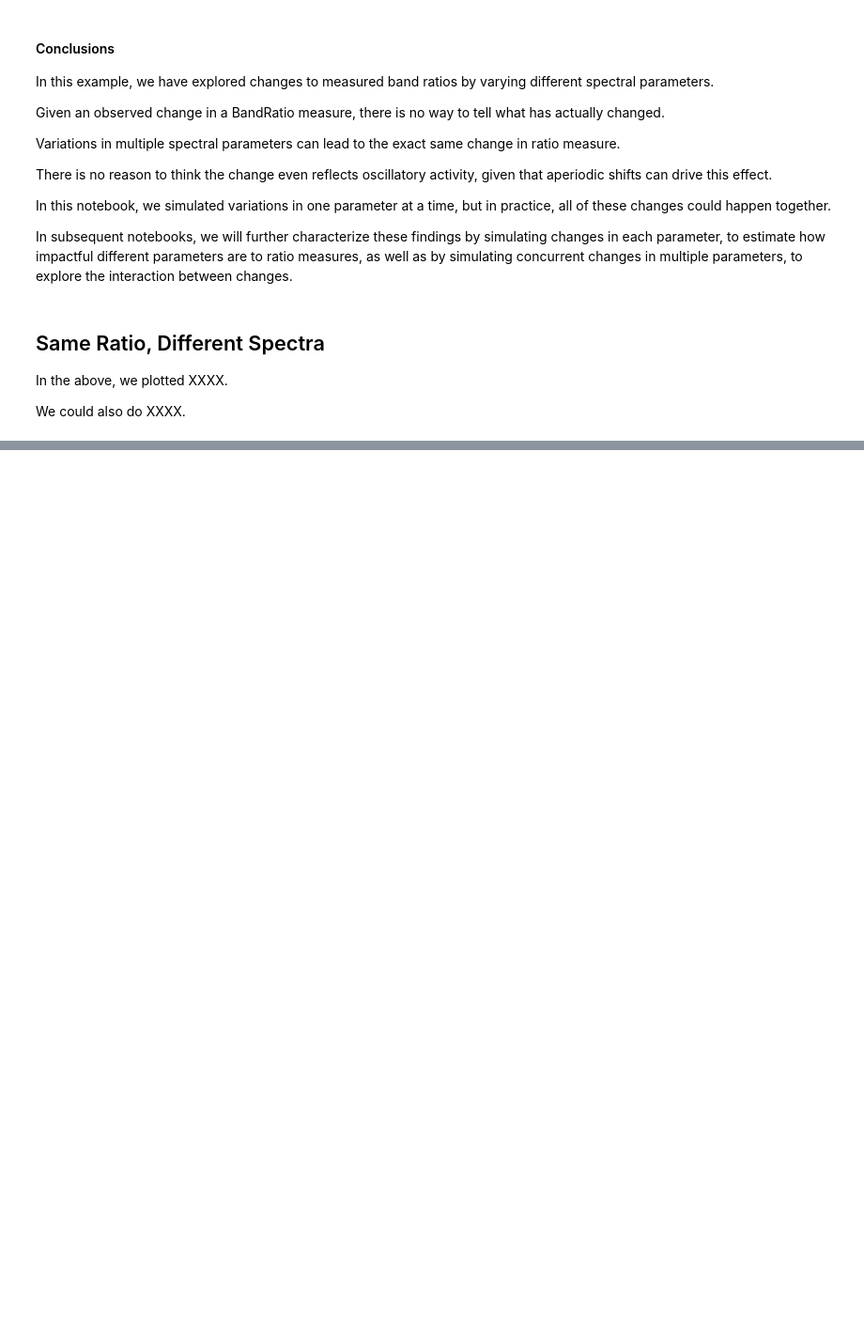
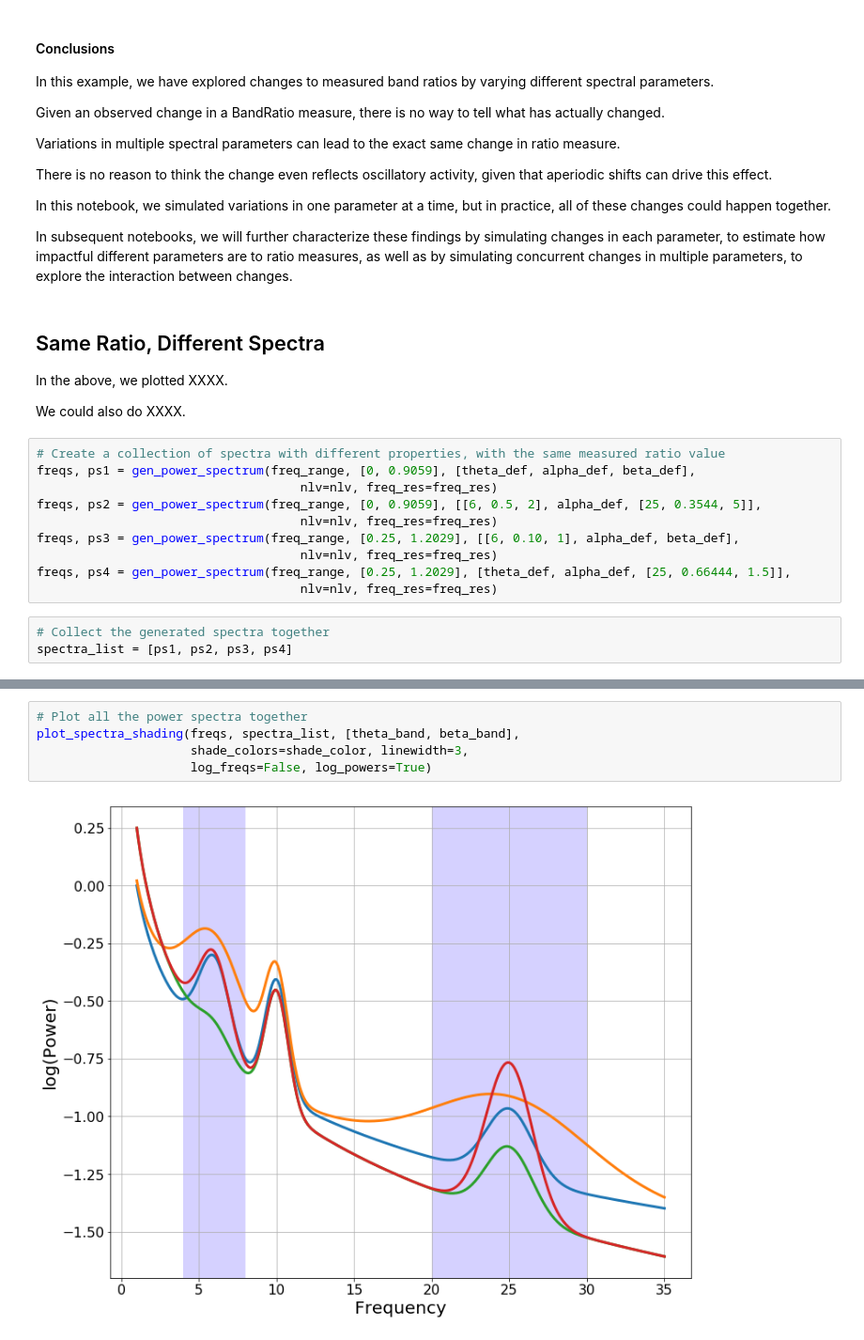
Before and after one commit to voytekresearch/BandRatios, a Jupyter notebook: notebooks/2-BandRatios-Conflations.ipynb, the cells around one changed output, grey strips where cells are left out. Shown at 94% size. Drawn from its saved outputs; the diff is of its cells as text; blank space fills up the shorter version.

Commit message:
Add same ratio diff spectra plot

```diff
--- a/notebooks/2-BandRatios-Conflations.ipynb
+++ b/notebooks/2-BandRatios-Conflations.ipynb
@@ -252,3 +252,16 @@ In subsequent notebooks, we will further characterize these findings by simulati
 In the above, we plotted XXXX.
 
 We could also do XXXX.
+# %%
+# Create a collection of spectra with different properties, with the same measured ratio value
+freqs, ps1 = gen_power_spectrum(freq_range, [0, 0.9059], [theta_def, alpha_def, beta_def],
+                                    nlv=nlv, freq_res=freq_res)
+freqs, ps2 = gen_power_spectrum(freq_range, [0, 0.9059], [[6, 0.5, 2], alpha_def, [25, 0.3544, 5]],
+                                    nlv=nlv, freq_res=freq_res)
+freqs, ps3 = gen_power_spectrum(freq_range, [0.25, 1.2029], [[6, 0.10, 1], alpha_def, beta_def],
+                                    nlv=nlv, freq_res=freq_res)
+freqs, ps4 = gen_power_spectrum(freq_range, [0.25, 1.2029], [theta_def, alpha_def, [25, 0.66444, 1.5]],
+                                    nlv=nlv, freq_res=freq_res)
+# %%
+# Collect the generated spectra together
+spectra_list = [ps1, ps2, ps3, ps4]
@@ -254,0 +277,7 @@ We could also do XXXX.
+# %%
+# Plot all the power spectra together
+plot_spectra_shading(freqs, spectra_list, [theta_band, beta_band],
+                     shade_colors=shade_color, linewidth=3,
+                     log_freqs=False, log_powers=True)
+# %% [output]
+[figure, added]
```
Also changed, not shown: parts of 1 cell of this notebook.
